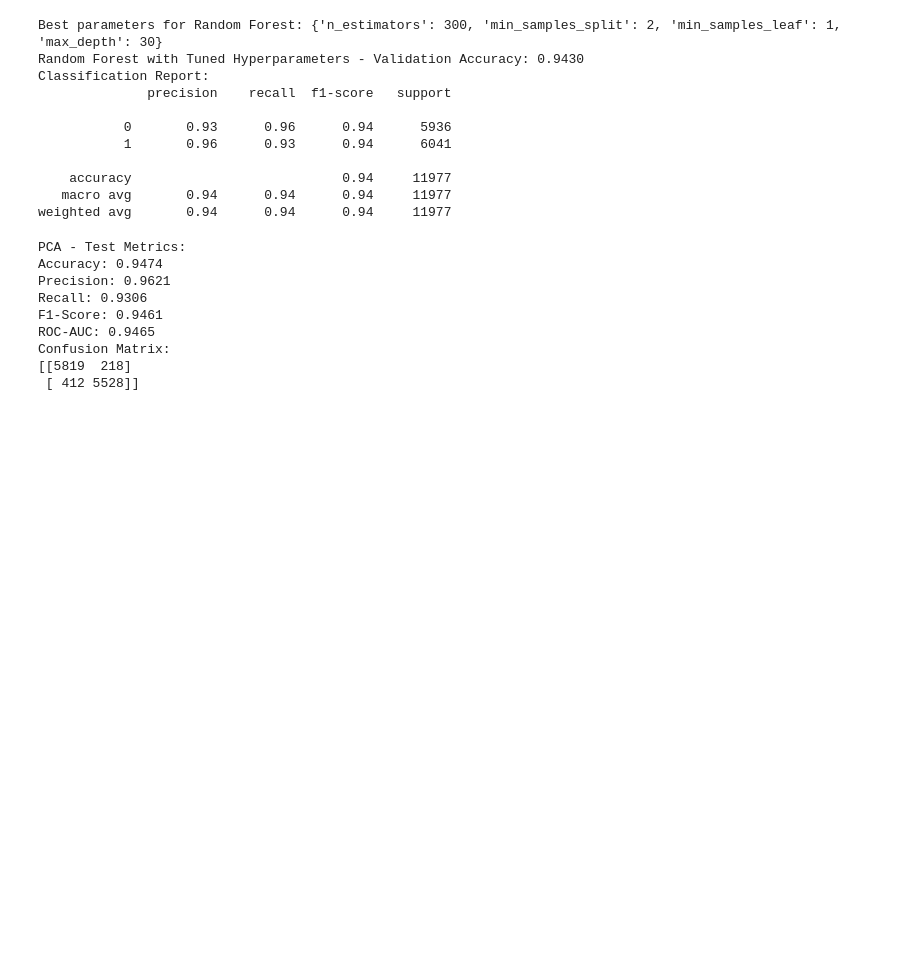
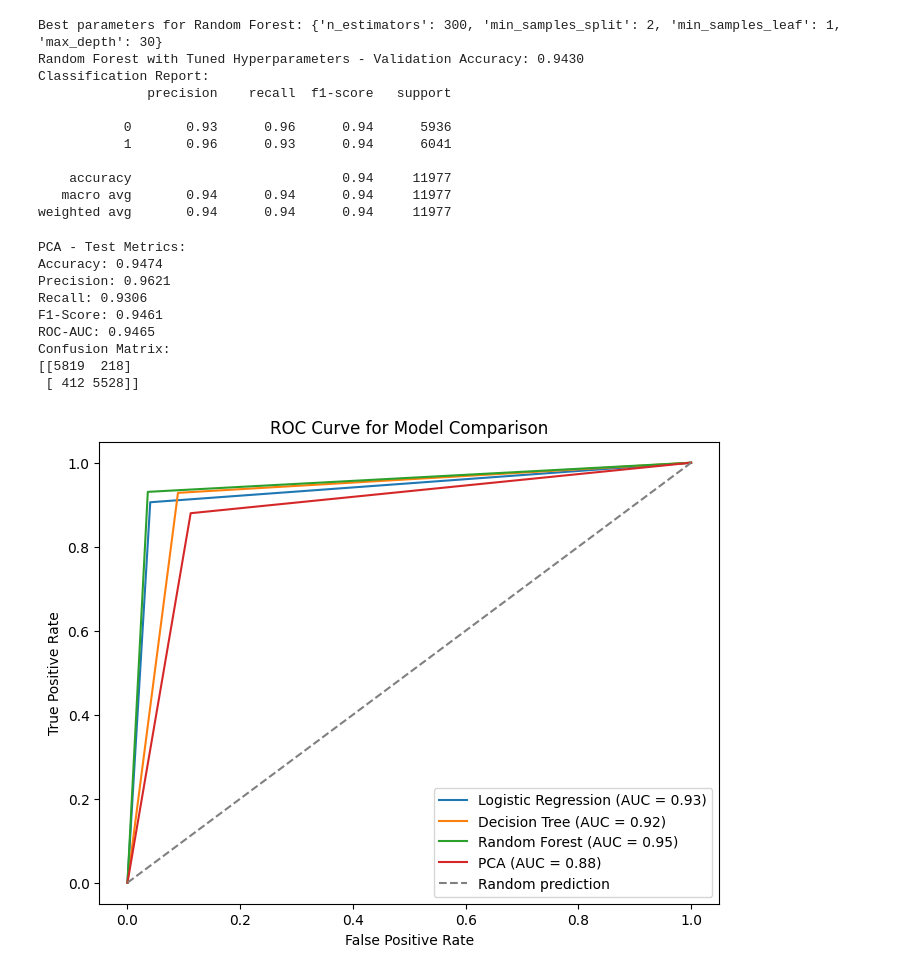
Before and after one commit to akib1162100/ML_base, a Jupyter notebook: Assign_4.ipynb, the cells around one changed output. Saved outputs shown, nothing was run; the diff lists cells and outputs as text; code cells hidden in the pictures; blank space fills up the shorter version.

```diff
--- a/Assign_4.ipynb
+++ b/Assign_4.ipynb
@@ -541,3 +541,22 @@ ROC-AUC: 0.9465
 Confusion Matrix:
 [[5819  218]
  [ 412 5528]]
+# %%
+from sklearn.metrics import roc_curve, roc_auc_score
+import matplotlib.pyplot as plt
+
+plt.figure(figsize=(8, 6))
+for name, model in best_models.items():
+  y_test_pred = model.predict(X_test)
+  auc = roc_auc_score(y_test, y_test_pred)
+  frp,trp,_ = roc_curve(y_test, y_test_pred)
+  plt.plot(frp, trp, label=f'{name} (AUC = {auc:.2f})')
+
+plt.plot([0, 1], [0, 1], '--', color='gray', label='Random prediction')
+plt.xlabel('False Positive Rate')
+plt.ylabel('True Positive Rate')
+plt.title('ROC Curve for Model Comparison')
+plt.legend()
+plt.show()
+# %% [output]
+[figure, added]
```
Also changed, not shown: parts of 3 cells of this notebook.
